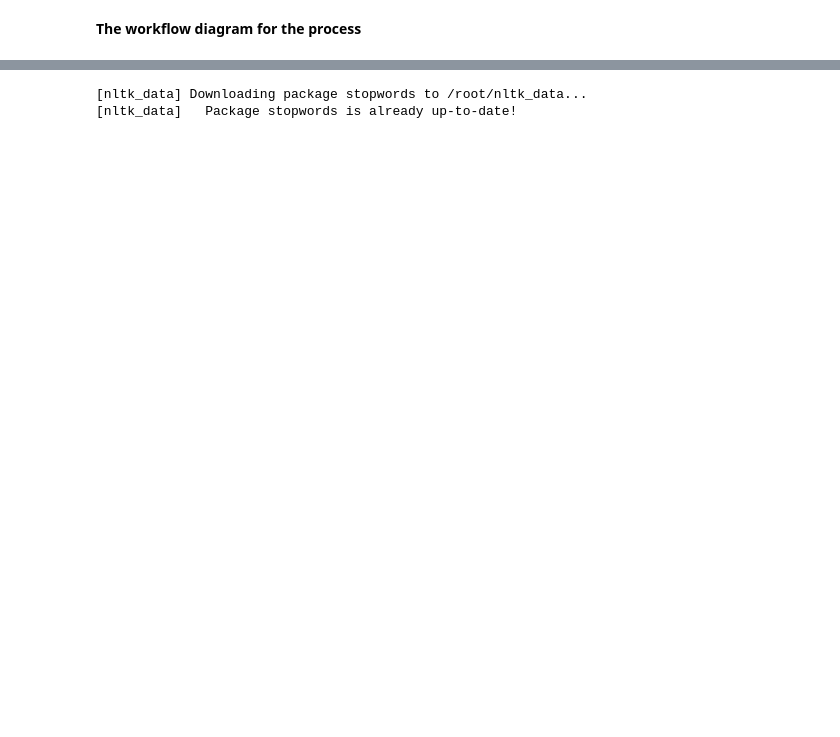
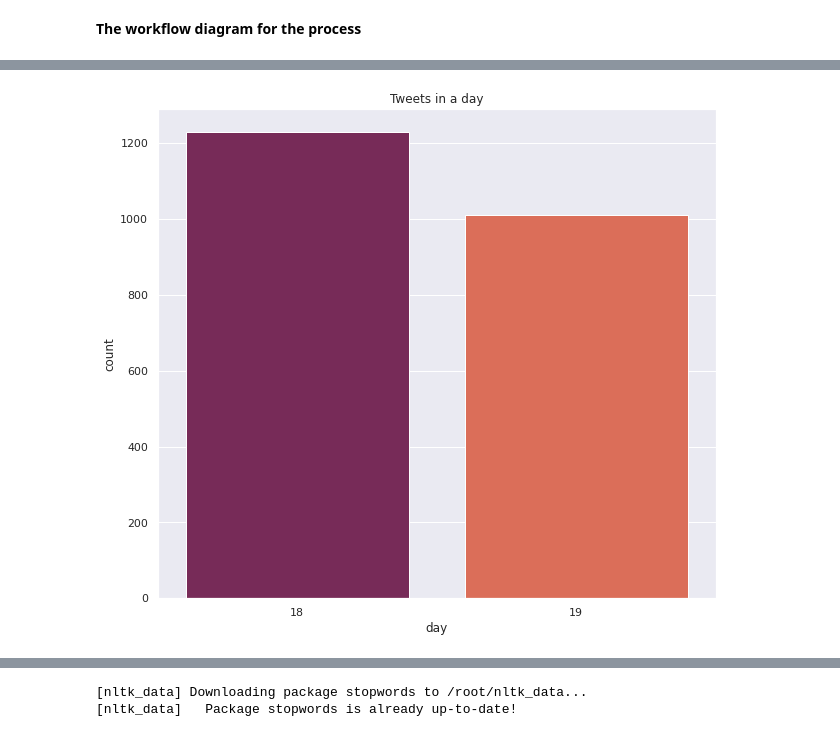
Before and after one commit to Blvisse/10-Academy, a Jupyter notebook: twitterAnlysisDay3/TweetAnalysis.ipynb, the cells around one changed output, grey strips where cells are left out. Saved outputs shown, nothing was run; the diff lists cells and outputs as text; code cells hidden in the pictures; blank space fills up the shorter version.

```diff
--- a/twitterAnlysisDay3/TweetAnalysis.ipynb
+++ b/twitterAnlysisDay3/TweetAnalysis.ipynb
@@ -185,0 +301,6 @@ dataViz.freqWords(data,'original_text')
+# %%
+plt.figure(figsize=(10,9))
+plt.title("Tweets in a day")
+sns.countplot(data['day'],palette='rocket');
+# %% [output]
+[figure, added]
```
Also changed, not shown: parts of 47 cells of this notebook.
